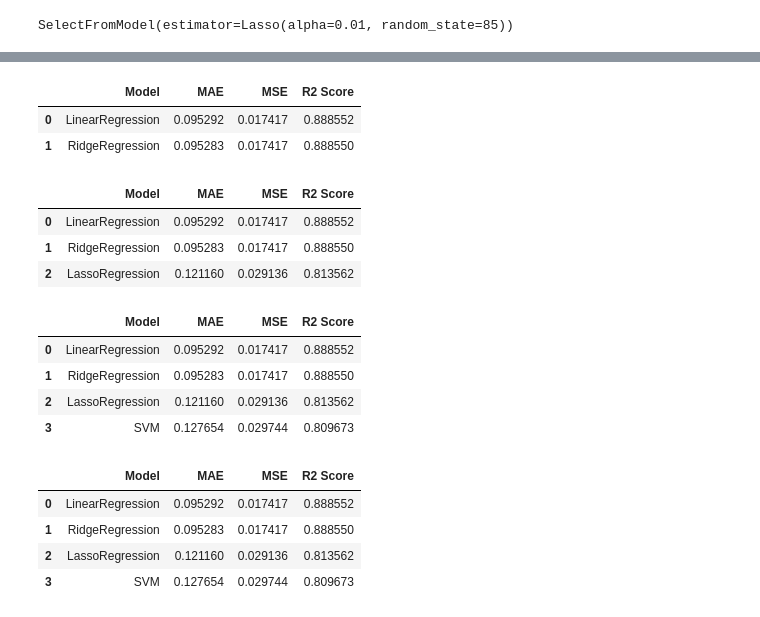
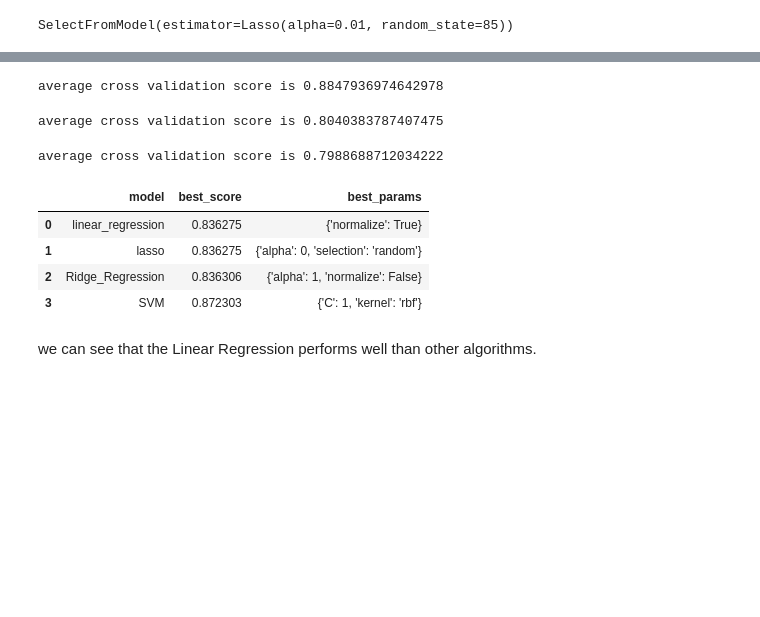
Before and after one commit to Ephemeral-Ahsan/House-Price-Prediction-Advance-Regression-Techniques, a Jupyter notebook: House_Price_Predictions.ipynb, the cells around one changed output, grey strips where cells are left out. Drawn from its saved outputs; the diff is of its cells as text; code cells hidden in the pictures; blank space fills up the shorter version.

```diff
--- a/House_Price_Predictions.ipynb
+++ b/House_Price_Predictions.ipynb
@@ -464,5 +500,9 @@ len(scaling_feature)
 # %%
+scaling_feature=[feature for feature in data.columns if feature not in ['SalePrice'] ]
+len(scaling_feature)
+
 from sklearn.preprocessing import StandardScaler
 scaler=StandardScaler()
 scaler.fit(data[scaling_feature])
+scaler.transform(data[scaling_feature])
 # %% [output]
@@ -546,0 +583,14 @@ array(['MSZoning', 'LotArea', 'OverallQual', 'OverallCond', 'YearBuilt',
+# %%
+
+from sklearn.linear_model import Lasso
+from sklearn.feature_selection import SelectFromModel
+from sklearn.model_selection import train_test_split
+
+X = data.drop('SalePrice',axis=1)
+y = data['SalePrice']
+
+X_train, X_test, y_train, y_test = train_test_split(X, y, test_size=0.3, random_state=85)
+feature_sel_model = SelectFromModel(Lasso(alpha=0.01, random_state=85)) # remember to set the seed, the random state in this function
+feature_sel_model.fit(X_train, y_train)
+selected_feature = feature_sel_model.get_feature_names_out()
+selected_feature
@@ -598,51 +654,47 @@ RR = Ridge()
 RR.fit(X_train,y_train)
 predictions = RR.predict(X_test)
 
+cv = ShuffleSplit(n_splits=5,test_size=0.2,random_state= 4085)
+cross_val_score(RR,X_train,y_train,cv=cv)
+
+print(f'average cross validation score is {np.mean(cross_val_score(RR,X_train,y_train,cv=cv))}')
+
 mae, mse, r_squared = evaluation(y_test, predictions)
 
 new_row = {"Model": "RidgeRegression","MAE": mae, "MSE": mse,"R2 Score": r_squared}
 models = models.append(new_row, ignore_index=True)
-models
 # %% [output]
-|  | Model | MAE | MSE | R2 Score |
-| 0 | LinearRegression | 0.095292 | 0.017417 | 0.888552 |
-| 1 | RidgeRegression | 0.095283 | 0.017417 | 0.888550 |
+average cross validation score is 0.8847936974642978
 # %%
 Lasso_reg = Lasso(alpha=0.05)
 Lasso_reg.fit(X_train,y_train)
 predictions = Lasso_reg.predict(X_test)
 
+cv = ShuffleSplit(n_splits=5,test_size=0.2,random_state= 4085)
+cross_val_score(Lasso_reg,X_train,y_train,cv=cv)
+
+print(f'average cross validation score is {np.mean(cross_val_score(Lasso_reg,X_train,y_train,cv=cv))}')
+
 mae, mse, r_squared = evaluation(y_test, predictions)
 
 new_row = {"Model": "LassoRegression","MAE": mae, "MSE": mse,"R2 Score": r_squared}
 models = models.append(new_row, ignore_index=True)
-models
 # %% [output]
-|  | Model | MAE | MSE | R2 Score |
-| 0 | LinearRegression | 0.095292 | 0.017417 | 0.888552 |
-| 1 | RidgeRegression | 0.095283 | 0.017417 | 0.888550 |
-| 2 | LassoRegression | 0.121160 | 0.029136 | 0.813562 |
+average cross validation score is 0.8040383787407475
 # %%
 from sklearn.svm import SVR
 svr = SVR(C=1000)
 svr.fit(X_train, y_train)
+
+cv = ShuffleSplit(n_splits=5,test_size=0.2,random_state= 4085)
+cross_val_score(svr,X_train,y_train,cv=cv)
+
+print(f'average cross validation score is {np.mean(cross_val_score(svr,X_train,y_train,cv=cv))}')
+
 predictions = svr.predict(X_test)
 mae, mse, r_squared = evaluation(y_test, predictions)
 
 new_row = {"Model": "SVM","MAE": mae, "MSE": mse,"R2 Score": r_squared}
 models = models.append(new_row, ignore_index=True)
-models
 # %% [output]
-|  | Model | MAE | MSE | R2 Score |
-| 0 | LinearRegression | 0.095292 | 0.017417 | 0.888552 |
-| 1 | RidgeRegression | 0.095283 | 0.017417 | 0.888550 |
-| 2 | LassoRegression | 0.121160 | 0.029136 | 0.813562 |
-| 3 | SVM | 0.127654 | 0.029744 | 0.809673 |
+average cross validation score is 0.7988688712034222
-# %%
-models.sort_values(by='R2 Score',ascending=False)
-# %% [output]
-|  | Model | MAE | MSE | R2 Score |
-| 0 | LinearRegression | 0.095292 | 0.017417 | 0.888552 |
-| 1 | RidgeRegression | 0.095283 | 0.017417 | 0.888550 |
-| 2 | LassoRegression | 0.121160 | 0.029136 | 0.813562 |
-| 3 | SVM | 0.127654 | 0.029744 | 0.809673 |
@@ -648,0 +748,10 @@ models.sort_values(by='R2 Score',ascending=False)
+# %%
+find_best_model(X_train,y_train)
+# %% [output]
+|  | model | best_score | best_params |
+| 0 | linear_regression | 0.836275 | {'normalize': True} |
+| 1 | lasso | 0.836275 | {'alpha': 0, 'selection': 'random'} |
+| 2 | Ridge_Regression | 0.836306 | {'alpha': 1, 'normalize': False} |
+| 3 | SVM | 0.872303 | {'C': 1, 'kernel': 'rbf'} |
+# %% [markdown]
+we can see that the Linear Regression performs well than other algorithms.
```
Also changed, not shown: parts of 16 cells of this notebook.
